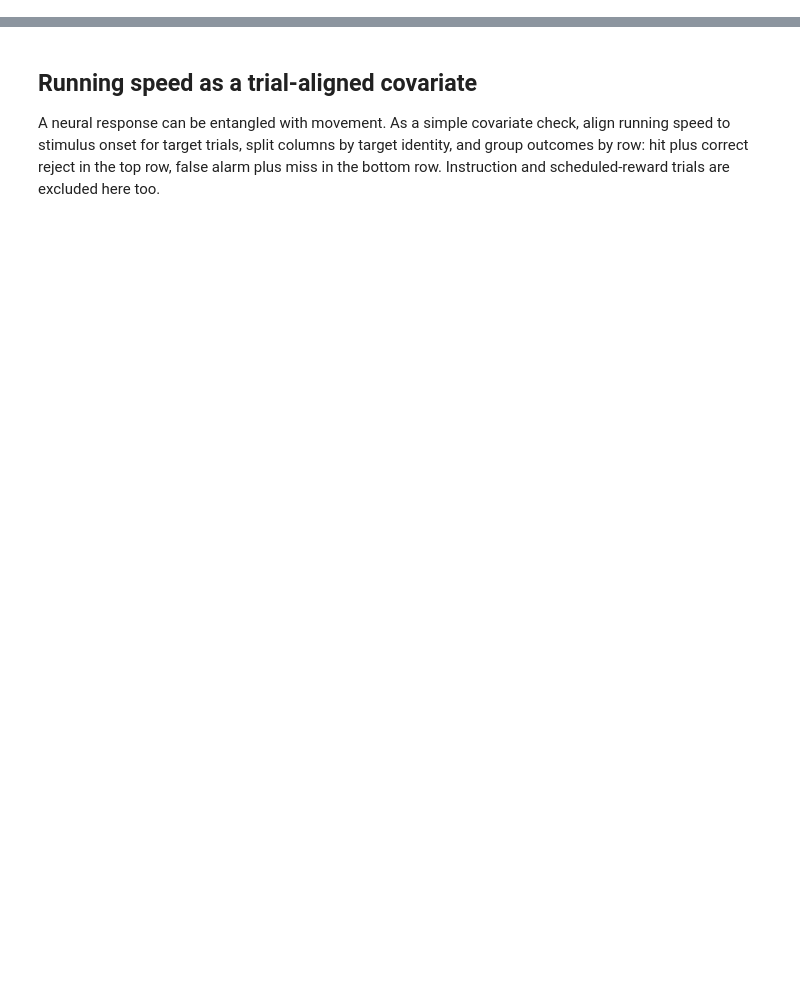
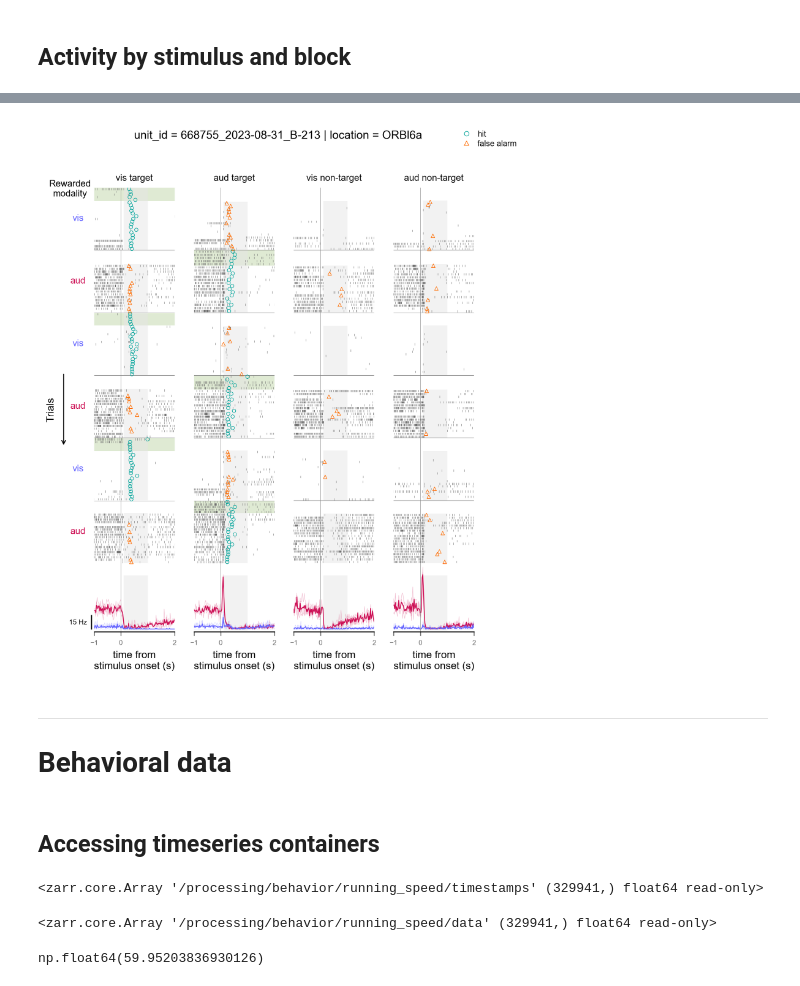
Before and after one commit to AllenNeuralDynamics/conect-dev-capsule, a Jupyter notebook: code/dynamic_routing_tutorial.ipynb, the cells around one changed output, grey strips where cells are left out. Cells and saved outputs as stored; diff of their text form; code cells hidden in the pictures; blank space fills up the shorter version.

```diff
--- a/code/dynamic_routing_tutorial.ipynb
+++ b/code/dynamic_routing_tutorial.ipynb
@@ -627,10 +944,13 @@ unit_metadata
+# %% [markdown]
+## Activity by stimulus and block
 # %%
 fig = unit_raster_psth_plot.plot(
     UNIT_ID,
     stim_names=("vis1", "sound1", "vis2", "sound2"),
-    with_instruction_trial_whitespace=False,
+    with_instruction_trial_whitespace=True,
     rewarded_context_colors=CONTEXT_COLORS,
     show_event_marker_legend=True,
-    zarr=True,
+    zarr=USE_ZARR,
 )
 plt.show()
+# %% [output]
@@ -637,4 +958,17 @@ plt.show()
+[figure, added]
+# %% [markdown]
+---
+# Behavioral data
 # %% [markdown]
-## Running speed as a trial-aligned covariate
-
-A neural response can be entangled with movement. As a simple covariate check, align running speed to stimulus onset for target trials, split columns by target identity, and group outcomes by row: hit plus correct reject in the top row, false alarm plus miss in the bottom row. Instruction and scheduled-reward trials are excluded here too.
+## Accessing timeseries containers
+# %%
+running_speed = lazynwb.get_timeseries(session_nwb_path, "/processing/behavior/running_speed")
+display(running_speed.timestamps, running_speed.data)
+# %% [output]
+<zarr.core.Array '/processing/behavior/running_speed/timestamps' (329941,) float64 read-only>
+<zarr.core.Array '/processing/behavior/running_speed/data' (329941,) float64 read-only>
+# %%
+sampling_rate_hz = 1 / np.median(np.diff(running_speed.timestamps[:1000]))
+sampling_rate_hz
+# %% [output]
+np.float64(59.95203836930126)
```
Also changed, not shown: parts of 52 cells of this notebook, 4 other files.
